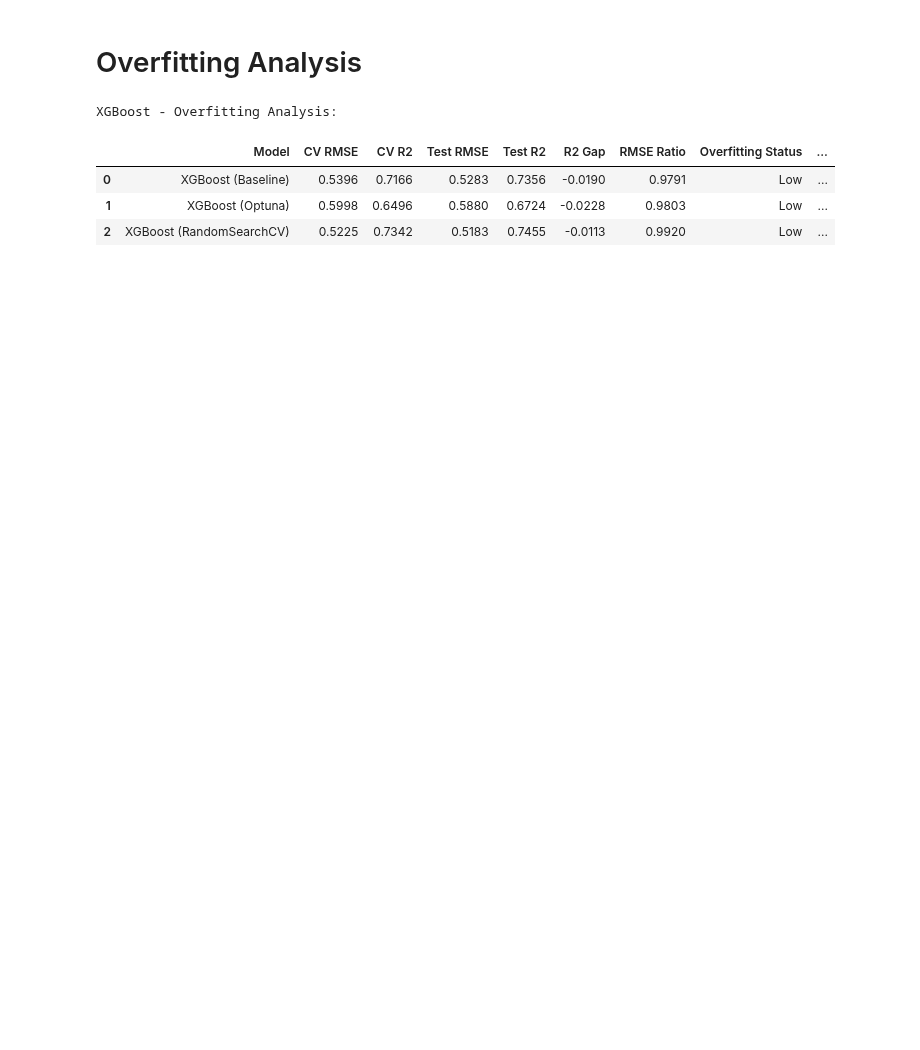
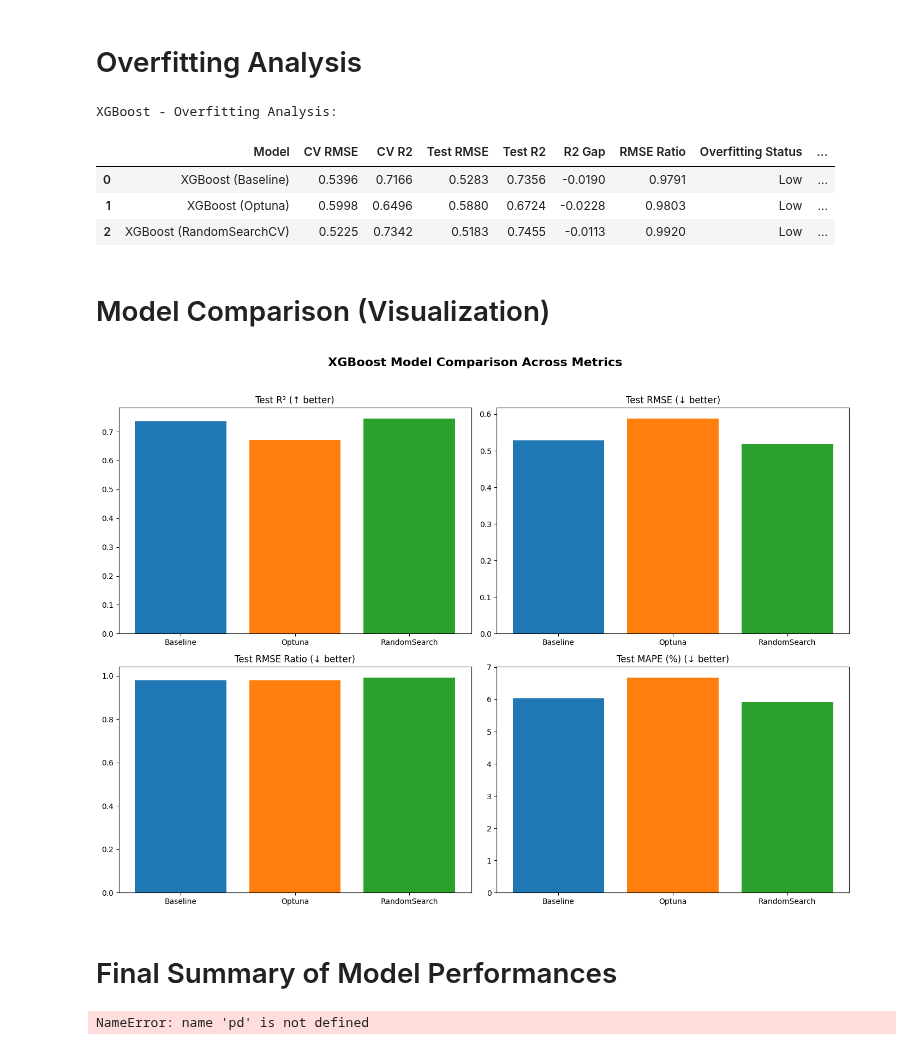
Before and after one commit to tshihab07/Super-Market-Sales-Forecasting, a Jupyter notebook: notebookes/model_XGBoost.ipynb, the cells around one changed output. Drawn from its saved outputs; the diff is of its cells as text; code cells hidden in the pictures; blank space fills up the shorter version.

Commit message:
feat: Finalize model performance summary with merged metrics and overfitting evaluation

```diff
--- a/notebookes/model_XGBoost.ipynb
+++ b/notebookes/model_XGBoost.ipynb
@@ -382,3 +382,73 @@ XGBoost - Overfitting Analysis:
 | 0 | XGBoost (Baseline) | 0.5396 | 0.7166 | 0.5283 | 0.7356 | -0.0190 | 0.9791 | Low | ... |
 | 1 | XGBoost (Optuna) | 0.5998 | 0.6496 | 0.5880 | 0.6724 | -0.0228 | 0.9803 | Low | ... |
 | 2 | XGBoost (RandomSearchCV) | 0.5225 | 0.7342 | 0.5183 | 0.7455 | -0.0113 | 0.9920 | Low | ... |
+# %% [markdown]
+# Model Comparison (Visualization)
+# %%
+""" XGBoost Model Performance Comparison """
+
+# Define metrics and titles
+metrics = [
+    "Test R2",
+    "Test RMSE",
+    "RMSE Ratio",
+    "Test MAPE"
+]
+
+titles = [
+    "Test R² (↑ better)",
+    "Test RMSE (↓ better)",
+    "Test RMSE Ratio (↓ better)",
+    "Test MAPE (%) (↓ better)"
+]
+
+# Data preparation
+model_labels = ["Baseline", "Optuna", "RandomSearch"]
+colors = ['#1f77b4', '#ff7f0e', '#2ca02c']
+
+values_dict = {
+    "Test R2": overfit_df["Test R2"].values,
+    "Test RMSE": overfit_df["Test RMSE"].values,
+    "RMSE Ratio": overfit_df["RMSE Ratio"].values,
+    "Test MAPE": [test_metrics_baseline[4], test_metrics_optuna[4], test_metrics_random[4]]
+}
+
+# Figure setup
+n_metrics = len(metrics)
+rows, cols = 2, 2
+
+fig, axes = plt.subplots(rows, cols, figsize=(14, 10))
+axes = axes.flatten()
+
+# Plot each metric dynamically
+for i, metric in enumerate(metrics):
+    ax = axes[i]
+    values = values_dict[metric]
+
+    # Create horizontal bar chart with model-specific colors
+    bars = ax.bar(model_labels, values, color=colors)
+
+    # Title and labels
+    ax.set_title(titles[i], fontsize=12)
+
+
+# Hide any unused subplots (if any)
+for j in range(i + 1, len(axes)):
+    fig.delaxes(axes[j])
+
+# Add overall title and adjust layout
+plt.suptitle("XGBoost Model Comparison Across Metrics", fontsize=16, fontweight='bold', y=1.02)
+plt.tight_layout()
+plt.show()
+# %% [output]
+[figure, added]
+# %% [markdown]
+# Final Summary of Model Performances
+# %%
+# final summary of all models performance
+final_summary = pd.merge(performance_summary,
+                    overfit_df[['Model', 'R2 Gap', 'RMSE Ratio', 'Overfitting Status', 'Model Status (Generalization)']],
+                    on="Model",
+                    how="outer")
+# %% [output]
+NameError: name 'pd' is not defined
```
Also changed, not shown: parts of 2 cells of this notebook.
